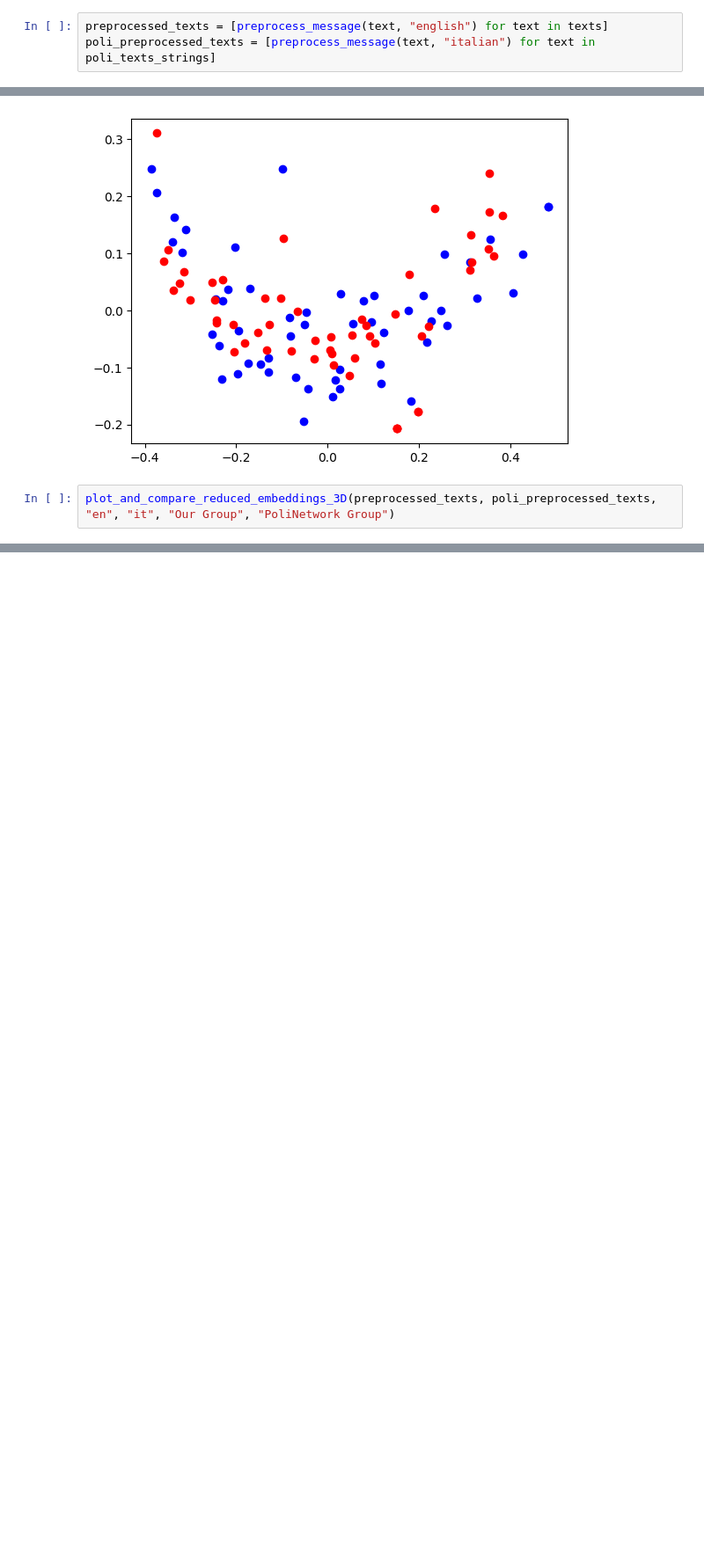
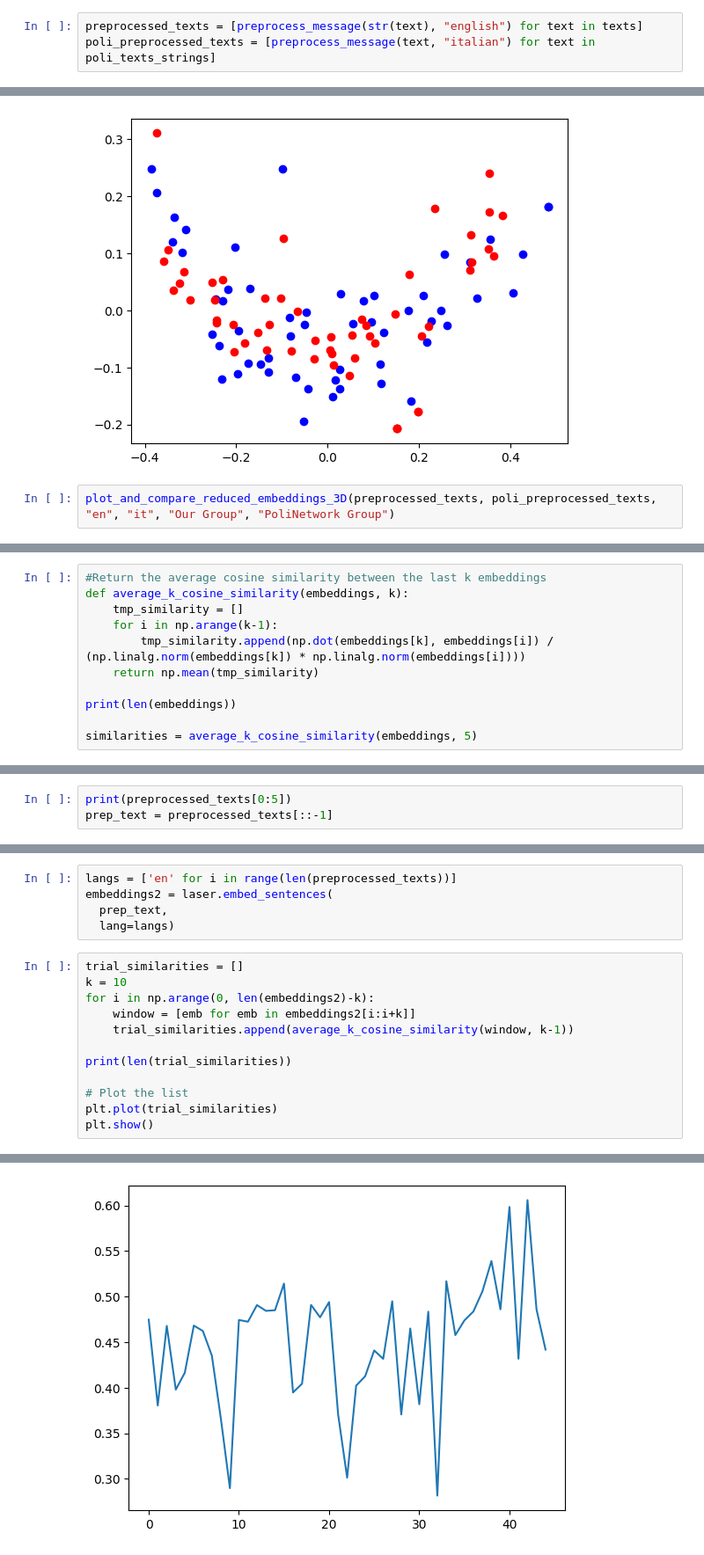
Before and after one commit to amirmosio/telegram-event-detection, a Jupyter notebook: Plotting_data.ipynb, the cells around one changed output, grey strips where cells are left out. Shown at 88% size. Cells and saved outputs as stored; diff of their text form; blank space fills up the shorter version.

Commit message:
cosine similarities sliding window

```diff
--- a/Plotting_data.ipynb
+++ b/Plotting_data.ipynb
@@ -288,5 +295,5 @@ plot_and_compare_reduced_embeddings_3D(texts, poli_texts_strings, "en", "it", "O
 # %% [markdown]
 Doing the same as before using the preprocessed texts
 # %%
-preprocessed_texts = [preprocess_message(text, "english") for text in texts]
+preprocessed_texts = [preprocess_message(str(text), "english") for text in texts]
 poli_preprocessed_texts = [preprocess_message(text, "italian") for text in poli_texts_strings]
@@ -300,0 +333,11 @@ plot_and_compare_reduced_embeddings_3D(preprocessed_texts, poli_preprocessed_tex
+# %%
+#Return the average cosine similarity between the last k embeddings
+def average_k_cosine_similarity(embeddings, k):
+    tmp_similarity = []
+    for i in np.arange(k-1):
+        tmp_similarity.append(np.dot(embeddings[k], embeddings[i]) / (np.linalg.norm(embeddings[k]) * np.linalg.norm(embeddings[i])))
+    return np.mean(tmp_similarity)
+
+print(len(embeddings))
+
+similarities = average_k_cosine_similarity(embeddings, 5)
@@ -300,0 +346,3 @@ plot_and_compare_reduced_embeddings_3D(preprocessed_texts, poli_preprocessed_tex
+# %%
+print(preprocessed_texts[0:5])
+prep_text = preprocessed_texts[::-1]
@@ -300,0 +352,18 @@ plot_and_compare_reduced_embeddings_3D(preprocessed_texts, poli_preprocessed_tex
+# %%
+langs = ['en' for i in range(len(preprocessed_texts))]
+embeddings2 = laser.embed_sentences(
+  prep_text,
+  lang=langs)
+# %%
+trial_similarities = []
+k = 10
+for i in np.arange(0, len(embeddings2)-k):
+    window = [emb for emb in embeddings2[i:i+k]]
+    trial_similarities.append(average_k_cosine_similarity(window, k-1))
+
+print(len(trial_similarities))
+
+# Plot the list
+plt.plot(trial_similarities)
+plt.show()
+# %% [output]
@@ -300,0 +371 @@ plot_and_compare_reduced_embeddings_3D(preprocessed_texts, poli_preprocessed_tex
+[figure, added]
```
Also changed, not shown: parts of 14 cells of this notebook.
